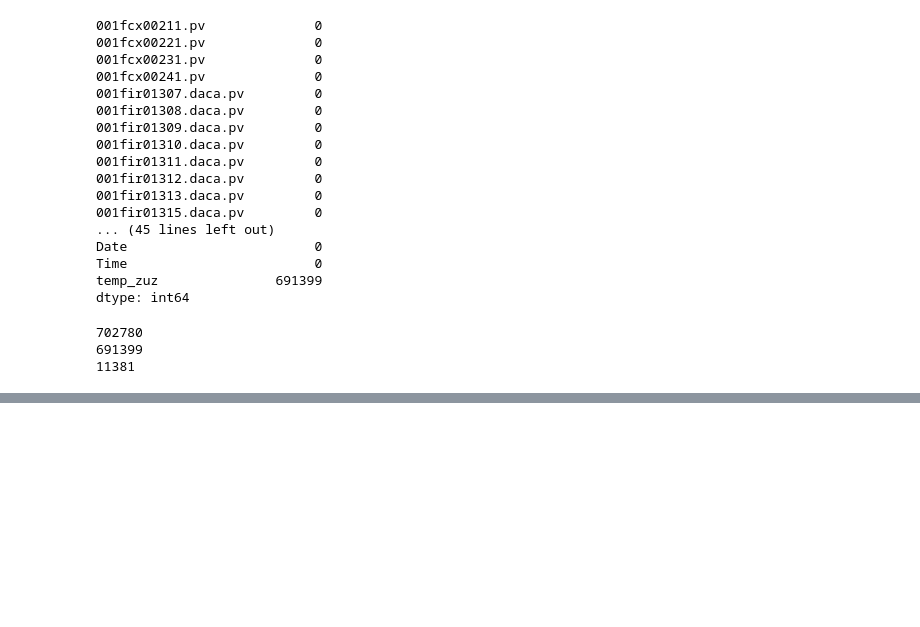
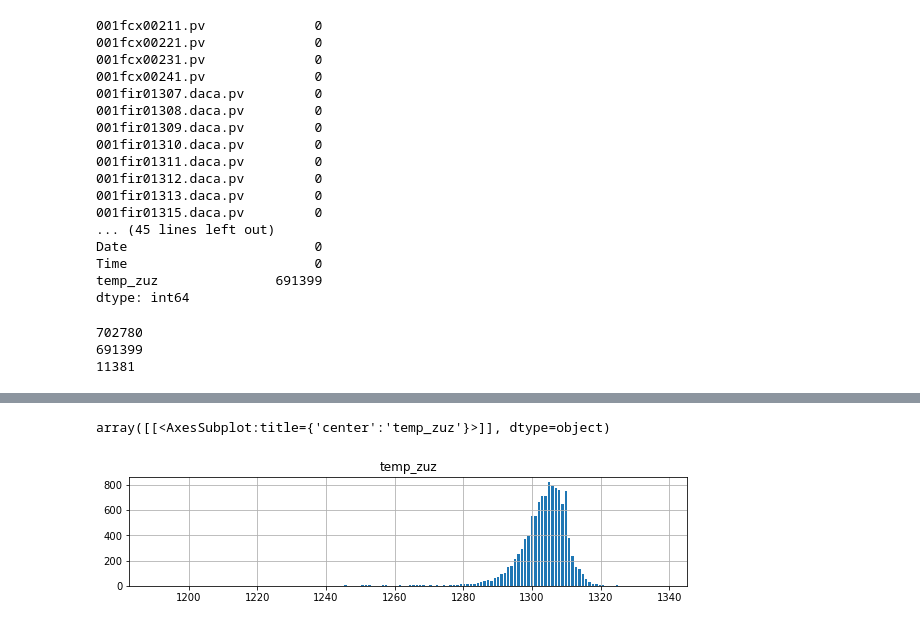
Before and after one commit to kinoai/cuvalleyhack2022, a Jupyter notebook: notebooks/ashleve-initial-data-exploration.ipynb, the cells around one changed output, grey strips where cells are left out. Drawn from its saved outputs; the diff is of its cells as text; code cells hidden in the pictures; blank space fills up the shorter version.

```diff
--- a/notebooks/ashleve-initial-data-exploration.ipynb
+++ b/notebooks/ashleve-initial-data-exploration.ipynb
@@ -177,3 +180,7 @@ print(len(parser.data) - parser.data["temp_zuz"].isnull().sum())
 702780
 691399
 11381
+# %%
+df = parser.data
+df.groupby('temp_zuz')
+df.head()
@@ -179,0 +195,8 @@ print(len(parser.data) - parser.data["temp_zuz"].isnull().sum())
+# %%
+df.dropna(subset=['temp_zuz'], inplace=True)
+df
+# %%
+df.hist(column='temp_zuz', figsize=(10,2), rwidth=0.7, bins=150)
+# %% [output]
+array([[<AxesSubplot:title={'center':'temp_zuz'}>]], dtype=object)
+[figure, added]
```
Also changed, not shown: parts of 3 cells of this notebook.
